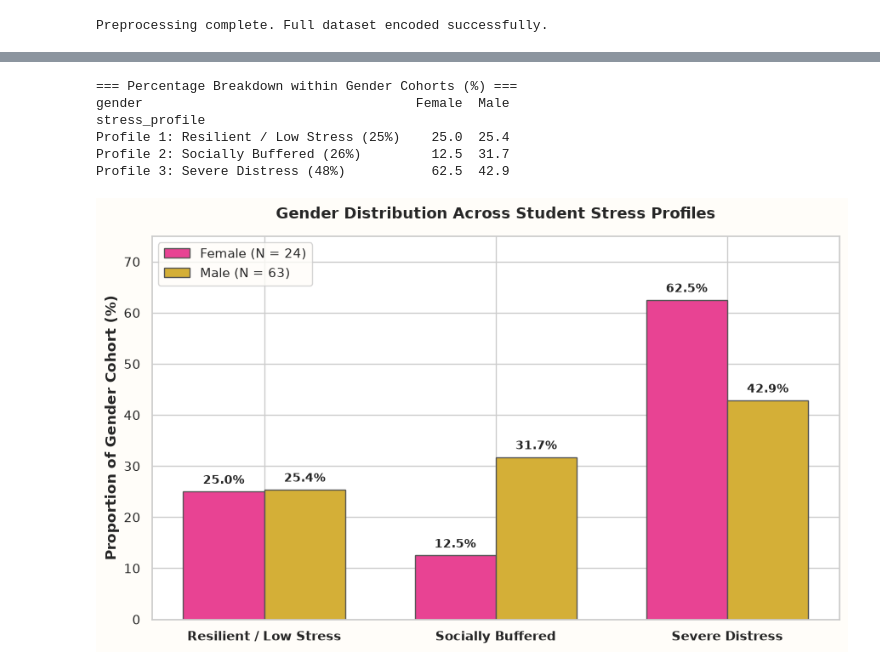
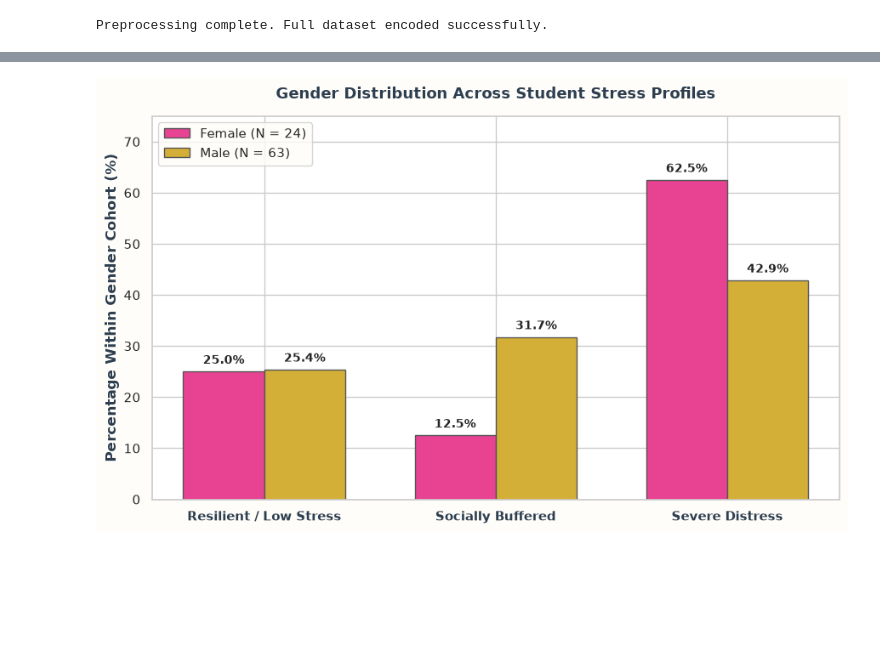
Before and after one commit to Zuhairhusn/data-4380-student-stress-profiles, a Jupyter notebook: tabular/Student_Stress_Profiles_Solo_Project.ipynb, the cells around one changed output, grey strips where cells are left out. Saved outputs shown, nothing was run; the diff lists cells and outputs as text; code cells hidden in the pictures; blank space fills up the shorter version.

Commit message:
Update notebook: pure code structure with top credits and all 9 inline visualizations rendered

```diff
--- a/tabular/Student_Stress_Profiles_Solo_Project.ipynb
+++ b/tabular/Student_Stress_Profiles_Solo_Project.ipynb
@@ -30,16 +33,15 @@ DARK_TEXT = '#2C3E50'
 sns.set_theme(style='whitegrid', font='DejaVu Sans')
 plt.rcParams['figure.facecolor'] = LIGHT_CREAM
 # %%
-import os
-# Load raw survey dataset
-df = pd.read_csv('data/survey.csv') if os.path.exists('data/survey.csv') else pd.read_csv('survey.csv')
+# Load survey dataset from data/ or current directory
+csv_path = 'data/survey.csv' if os.path.exists('data/survey.csv') else 'survey.csv'
+df = pd.read_csv(csv_path)
 
-# Clean any trailing whitespace in column names
+# Strip trailing whitespaces in column names
 df.columns = df.columns.str.strip()
 
 print(f"Dataset Dimensions: {df.shape[0]} rows, {df.shape[1]} columns")
-print("\nMissing values per column:")
-print(df.isnull().sum())
+print(f"Total missing values: {df.isnull().sum().sum()}")
 df.head(5)
 # %% [output]
 Dataset Dimensions: 87 rows, 21 columns
@@ -265,36 +366,30 @@ Profile 3: Severe Distress (48%)               4.26     4.21       4.31
 # %%
-gender_ct = pd.crosstab(df['stress_profile'], df['gender'], normalize='columns') * 100
-print('=== Percentage Breakdown within Gender Cohorts (%) ===')
-print(gender_ct.round(1))
+# Visualization 9: Gender Disparity Analysis
+gender_crosstab = pd.crosstab(df['stress_profile'], df['gender'], normalize='columns') * 100
 
-# Visualization
 plt.figure(figsize=(9, 5.5))
-x = np.arange(len(gender_ct.index))
+fig = plt.gcf()
+fig.patch.set_facecolor(LIGHT_CREAM)
+x = np.arange(len(gender_crosstab.index))
 width = 0.35
 
-rects1 = plt.bar(x - width/2, gender_ct['Female'], width, label='Female (N = 24)', color=ROSE_PINK, edgecolor='#555555')
-rects2 = plt.bar(x + width/2, gender_ct['Male'], width, label='Male (N = 63)', color=GOLD, edgecolor='#555555')
+rects1 = plt.bar(x - width/2, gender_crosstab['Female'], width, label='Female (N = 24)', color=ROSE_PINK, edgecolor='#555555')
+rects2 = plt.bar(x + width/2, gender_crosstab['Male'], width, label='Male (N = 63)', color=GOLD, edgecolor='#555555')
 
-plt.title('Gender Distribution Across Student Stress Profiles', fontsize=13, weight='bold', pad=15)
-plt.ylabel('Proportion of Gender Cohort (%)', weight='bold')
-plt.xticks(x, [i.split(':')[1].split('(')[0].strip() for i in gender_ct.index], weight='bold')
+plt.title('Gender Distribution Across Student Stress Profiles', fontsize=13, weight='bold', color=DARK_TEXT, pad=15)
+plt.ylabel('Percentage Within Gender Cohort (%)', weight='bold', color=DARK_TEXT)
+plt.xticks(x, [i.split(':')[1].split('(')[0].strip() for i in gender_crosstab.index], weight='bold', color=DARK_TEXT)
 plt.legend(frameon=True, facecolor=LIGHT_CREAM)
 
 for rect in rects1:
     h = rect.get_height()
     plt.text(rect.get_x() + rect.get_width()/2, h + 1, f'{h:.1f}%', ha='center', va='bottom', weight='bold', fontsize=10)
 for rect in rects2:
     h = rect.get_height()
     plt.text(rect.get_x() + rect.get_width()/2, h + 1, f'{h:.1f}%', ha='center', va='bottom', weight='bold', fontsize=10)
 
 plt.ylim(0, 75)
 plt.tight_layout()
 plt.show()
 # %% [output]
-=== Percentage Breakdown within Gender Cohorts (%) ===
-gender                                   Female  Male
-stress_profile
-Profile 1: Resilient / Low Stress (25%)    25.0  25.4
-Profile 2: Socially Buffered (26%)         12.5  31.7
-Profile 3: Severe Distress (48%)           62.5  42.9
-[figure, old version]
+[figure, new version]
```
Also changed, not shown: parts of 14 cells of this notebook.
